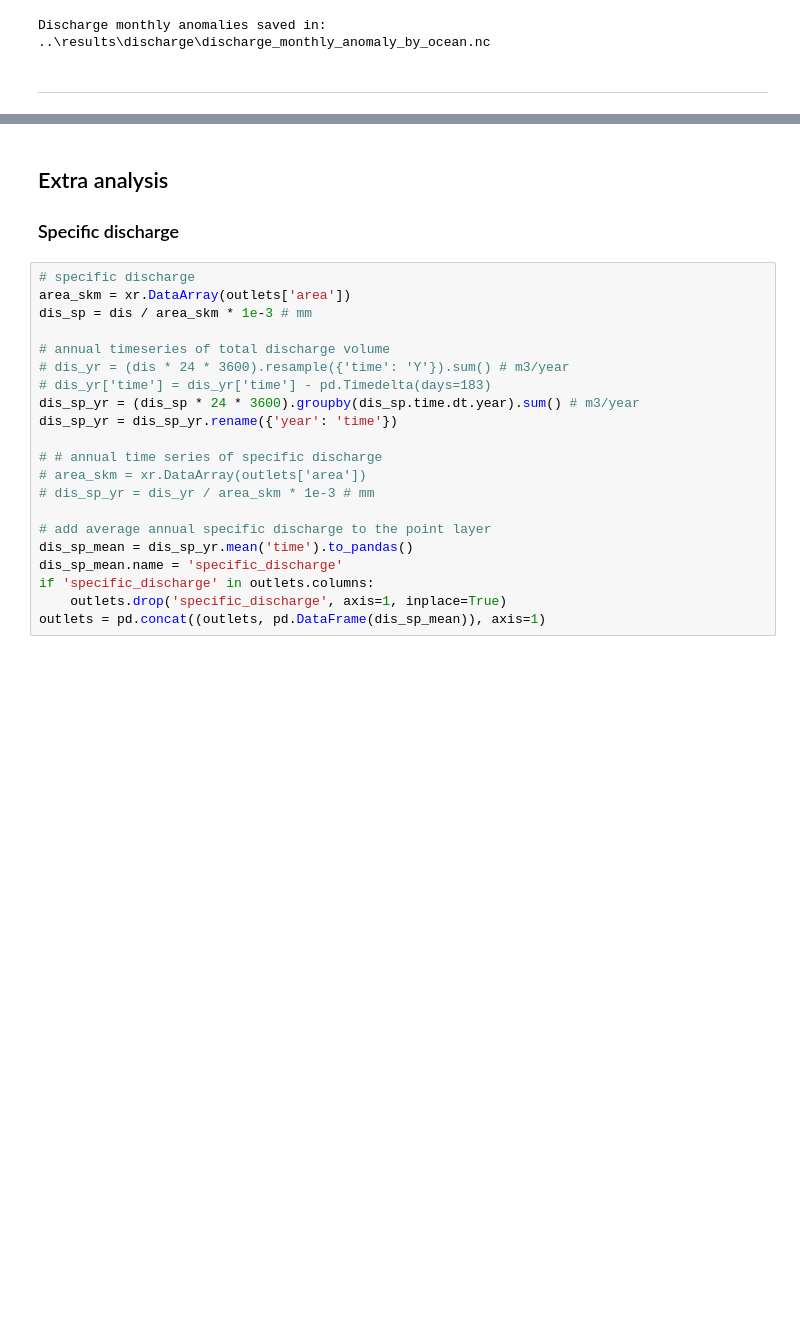
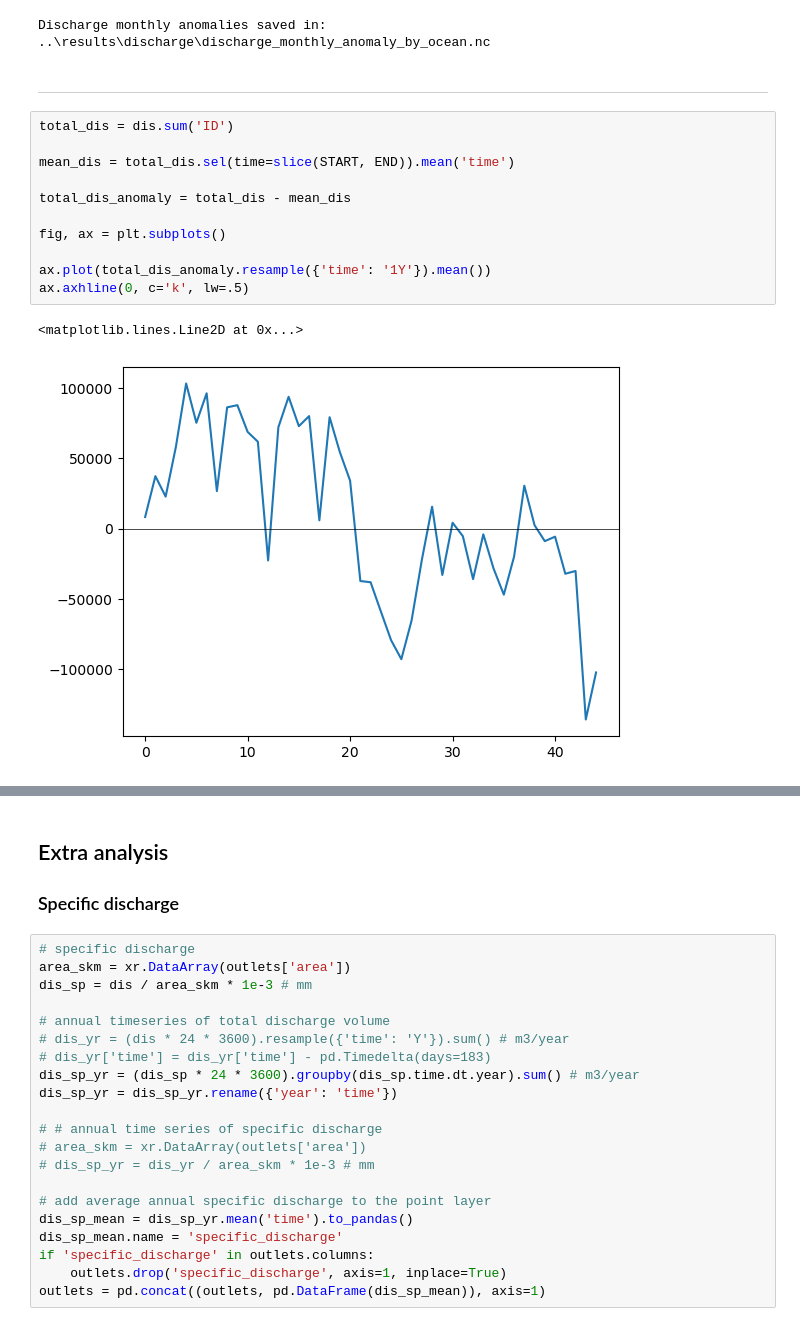
Before and after one commit to casadoj/SotCin2024, a Jupyter notebook: notebook/3.1_discharge_timeseries.ipynb, the cells around one changed output, grey strips where cells are left out. Saved outputs shown, nothing was run; the diff lists cells and outputs as text; blank space fills up the shorter version.

```diff
--- a/notebook/3.1_discharge_timeseries.ipynb
+++ b/notebook/3.1_discharge_timeseries.ipynb
@@ -309,3 +339,17 @@ print(f'Discharge monthly anomalies saved in:\t{output_file}')
 Discharge monthly anomalies saved in:   ..\results\discharge\discharge_monthly_anomaly_by_ocean.nc
 # %% [markdown]
 ***
+# %%
+total_dis = dis.sum('ID')
+
+mean_dis = total_dis.sel(time=slice(START, END)).mean('time')
+
+total_dis_anomaly = total_dis - mean_dis
+
+fig, ax = plt.subplots()
+
+ax.plot(total_dis_anomaly.resample({'time': '1Y'}).mean())
+ax.axhline(0, c='k', lw=.5)
+# %% [output]
+<matplotlib.lines.Line2D at 0x...>
+[figure, added]
```
Also changed, not shown: parts of 7 cells of this notebook, 3 other files.
